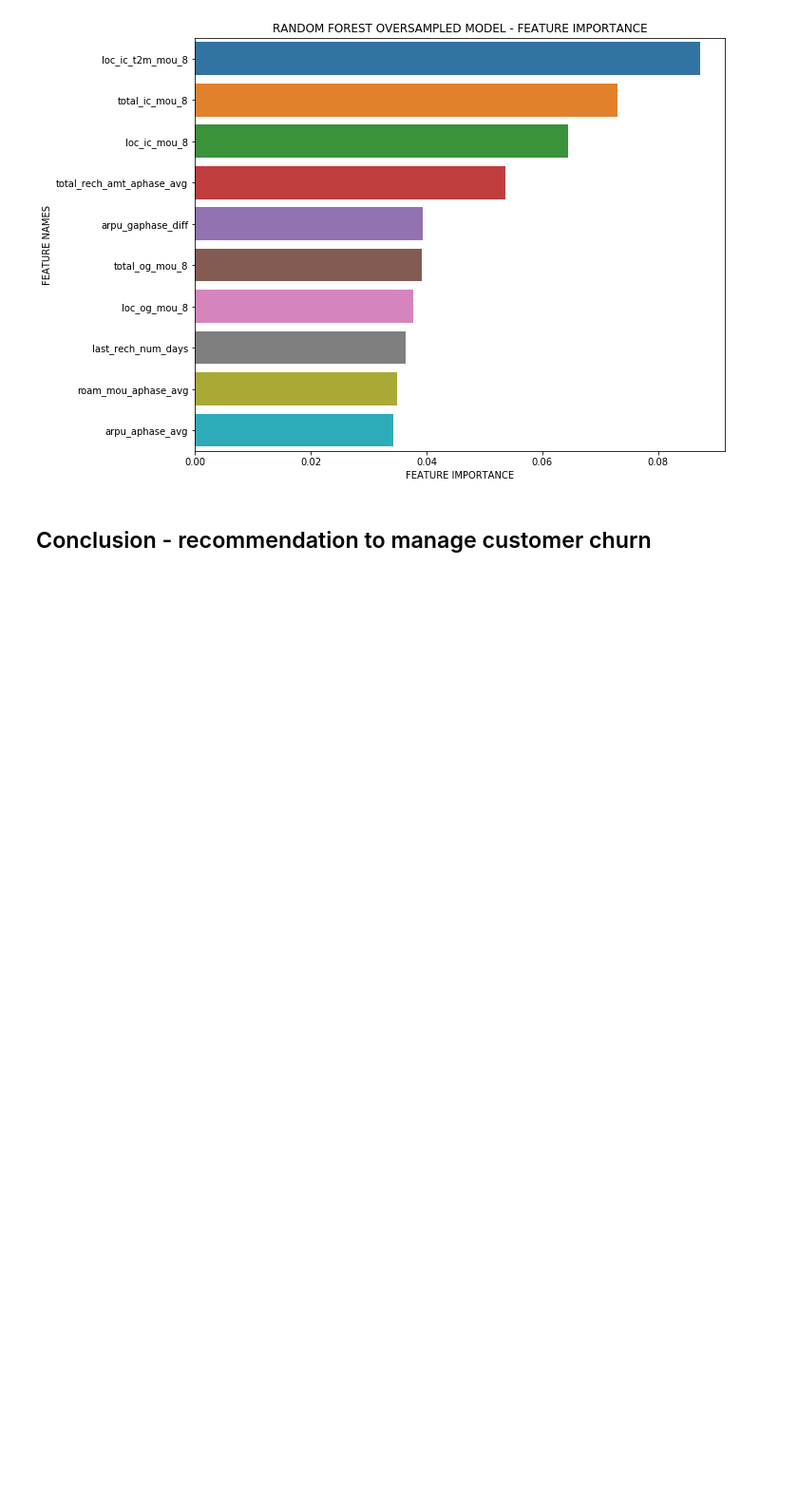
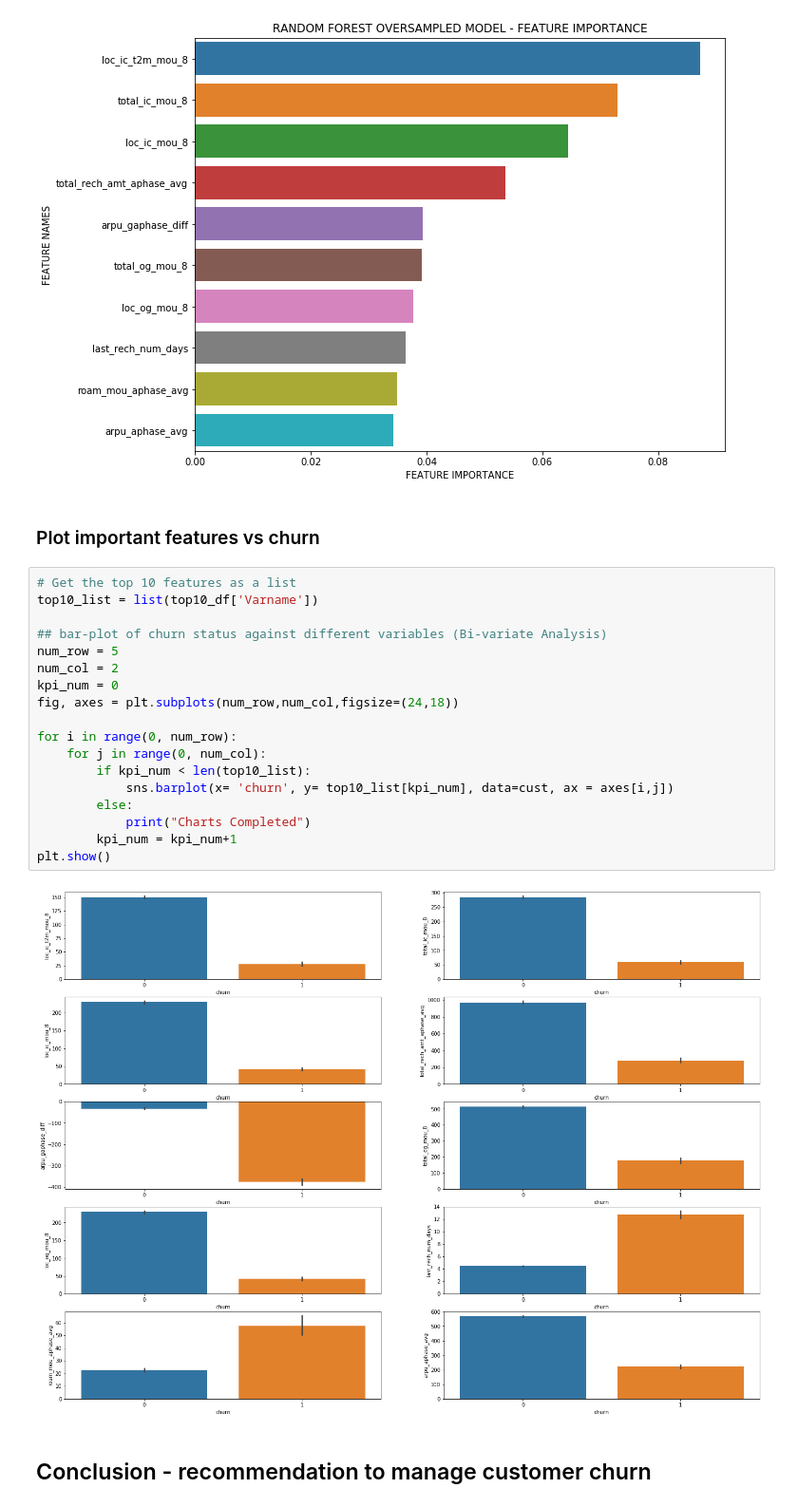
Before and after one commit to Lakshmi-1212/TelecomChurn_CaseStudy, a Jupyter notebook: TelcomChurn_CaseStudy.ipynb, the cells around one changed output. Shown at 95% size. Cells and saved outputs as stored; diff of their text form; blank space fills up the shorter version.

Commit message:
Feature importance vs churn plot added. Code  cleanup done.

```diff
--- a/TelcomChurn_CaseStudy.ipynb
+++ b/TelcomChurn_CaseStudy.ipynb
@@ -2221,6 +2139,28 @@ plt.ylabel('FEATURE NAMES')
 # %% [output]
 Text(0, 0.5, 'FEATURE NAMES')
 [figure]
+# %% [markdown]
+### Plot important features vs churn
+# %%
+# Get the top 10 features as a list
+top10_list = list(top10_df['Varname'])
+
+## bar-plot of churn status against different variables (Bi-variate Analysis)
+num_row = 5
+num_col = 2
+kpi_num = 0
+fig, axes = plt.subplots(num_row,num_col,figsize=(24,18))
+
+for i in range(0, num_row):
+    for j in range(0, num_col):
+        if kpi_num < len(top10_list):
+            sns.barplot(x= 'churn', y= top10_list[kpi_num], data=cust, ax = axes[i,j])
+        else:
+            print("Charts Completed")
+        kpi_num = kpi_num+1
+plt.show()
+# %% [output]
+[figure, added]
 # %% [markdown]
 ## Conclusion - recommendation to manage customer churn
 # %% [markdown]
```
Also changed, not shown: parts of 28 cells of this notebook.
